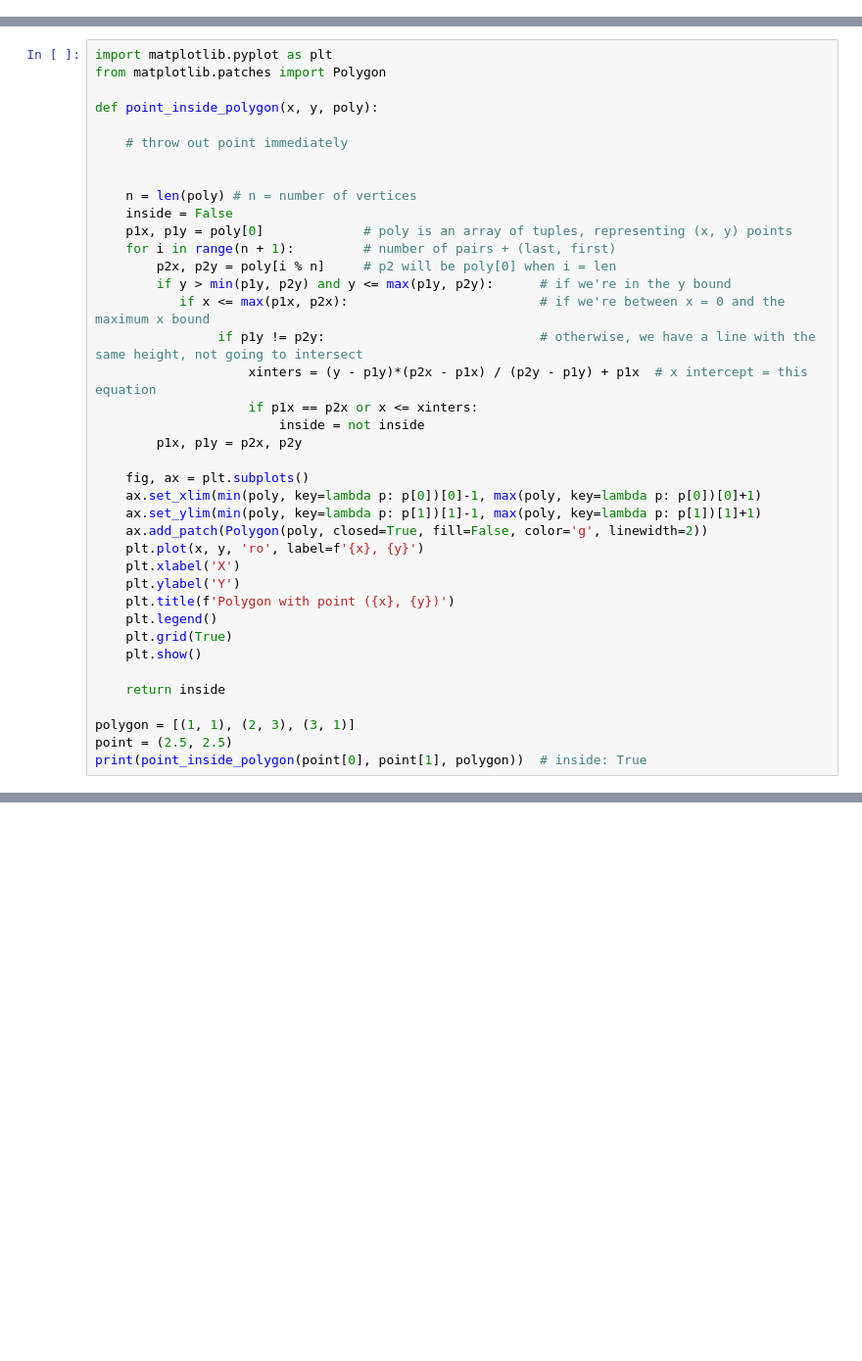
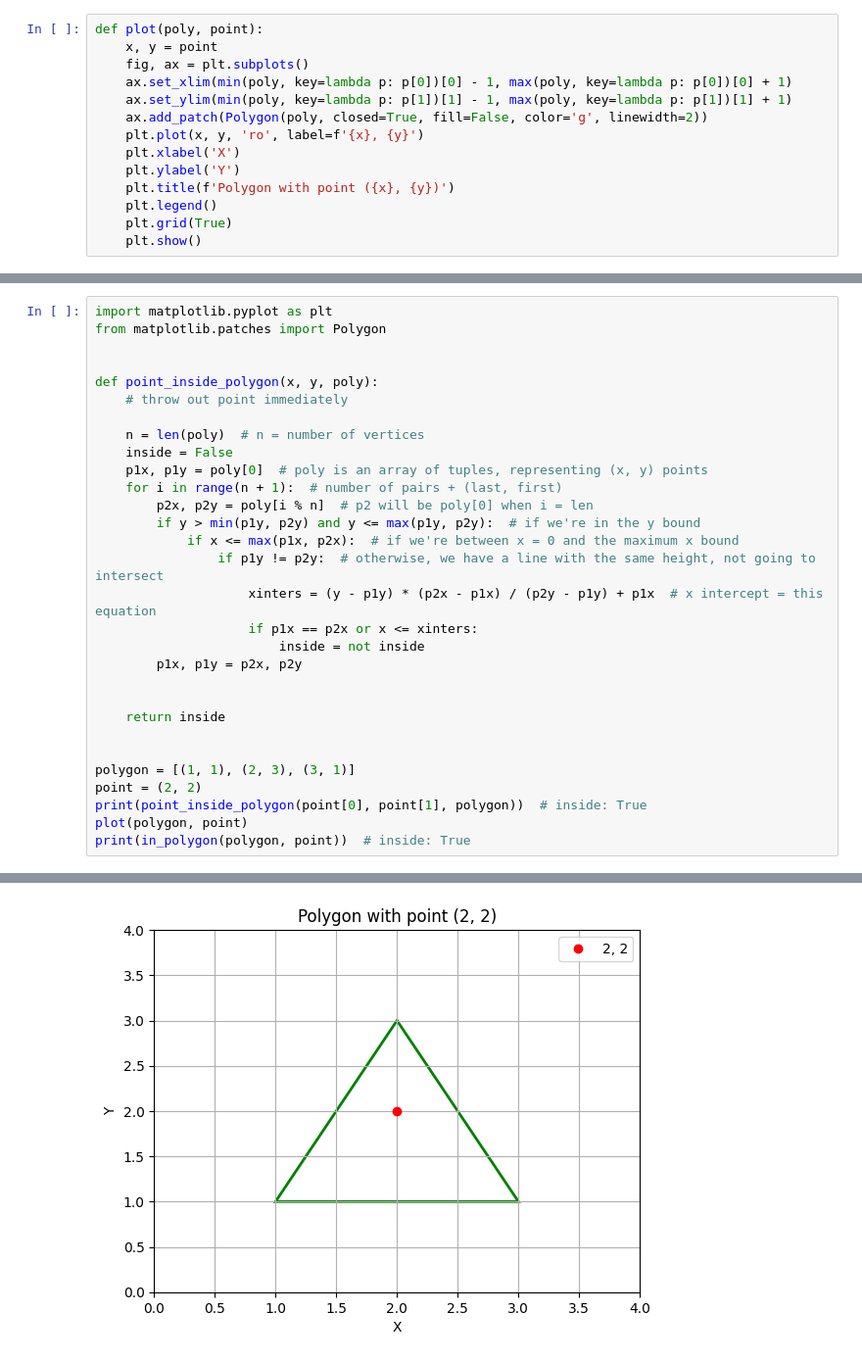
Before and after one commit to xiugaze/point-in-polygon, a Jupyter notebook: point_in_polygon.ipynb, the cells around one changed output, grey strips where cells are left out. Shown at 98% size. Drawn from its saved outputs; the diff is of its cells as text; blank space fills up the shorter version.

```diff
--- a/point_in_polygon.ipynb
+++ b/point_in_polygon.ipynb
@@ -12,0 +30,14 @@ Basic algorithm:
+# %%
+def plot(poly, point):
+    x, y = point
+    fig, ax = plt.subplots()
+    ax.set_xlim(min(poly, key=lambda p: p[0])[0] - 1, max(poly, key=lambda p: p[0])[0] + 1)
+    ax.set_ylim(min(poly, key=lambda p: p[1])[1] - 1, max(poly, key=lambda p: p[1])[1] + 1)
+    ax.add_patch(Polygon(poly, closed=True, fill=False, color='g', linewidth=2))
+    plt.plot(x, y, 'ro', label=f'{x}, {y}')
+    plt.xlabel('X')
+    plt.ylabel('Y')
+    plt.title(f'Polygon with point ({x}, {y})')
+    plt.legend()
+    plt.grid(True)
+    plt.show()
@@ -14,39 +92,30 @@ Basic algorithm:
 import matplotlib.pyplot as plt
 from matplotlib.patches import Polygon
 
+
 def point_inside_polygon(x, y, poly):
-
     # throw out point immediately
 
-
-    n = len(poly) # n = number of vertices
+    n = len(poly)  # n = number of vertices
     inside = False
-    p1x, p1y = poly[0]             # poly is an array of tuples, representing (x, y) points
-    for i in range(n + 1):         # number of pairs + (last, first)
-        p2x, p2y = poly[i % n]     # p2 will be poly[0] when i = len
-        if y > min(p1y, p2y) and y <= max(p1y, p2y):      # if we're in the y bound
-           if x <= max(p1x, p2x):                         # if we're between x = 0 and the maximum x bound
-                if p1y != p2y:                            # otherwise, we have a line with the same height, not going to intersect
-                    xinters = (y - p1y)*(p2x - p1x) / (p2y - p1y) + p1x  # x intercept = this equation
+    p1x, p1y = poly[0]  # poly is an array of tuples, representing (x, y) points
+    for i in range(n + 1):  # number of pairs + (last, first)
+        p2x, p2y = poly[i % n]  # p2 will be poly[0] when i = len
+        if y > min(p1y, p2y) and y <= max(p1y, p2y):  # if we're in the y bound
+            if x <= max(p1x, p2x):  # if we're between x = 0 and the maximum x bound
+                if p1y != p2y:  # otherwise, we have a line with the same height, not going to intersect
+                    xinters = (y - p1y) * (p2x - p1x) / (p2y - p1y) + p1x  # x intercept = this equation
                     if p1x == p2x or x <= xinters:
                         inside = not inside
         p1x, p1y = p2x, p2y
 
-    fig, ax = plt.subplots()
-    ax.set_xlim(min(poly, key=lambda p: p[0])[0]-1, max(poly, key=lambda p: p[0])[0]+1)
-    ax.set_ylim(min(poly, key=lambda p: p[1])[1]-1, max(poly, key=lambda p: p[1])[1]+1)
-    ax.add_patch(Polygon(poly, closed=True, fill=False, color='g', linewidth=2))
-    plt.plot(x, y, 'ro', label=f'{x}, {y}')
-    plt.xlabel('X')
-    plt.ylabel('Y')
-    plt.title(f'Polygon with point ({x}, {y})')
-    plt.legend()
-    plt.grid(True)
-    plt.show()
 
     return inside
 
+
 polygon = [(1, 1), (2, 3), (3, 1)]
-point = (2.5, 2.5)
+point = (2, 2)
 print(point_inside_polygon(point[0], point[1], polygon))  # inside: True
+plot(polygon, point)
+print(in_polygon(polygon, point))  # inside: True
 # %% [output]
@@ -53,0 +123 @@ ModuleNotFoundError: No module named 'matplotlib'
+[figure, added]
```
Also changed, not shown: parts of 4 cells of this notebook, 1 other file.
